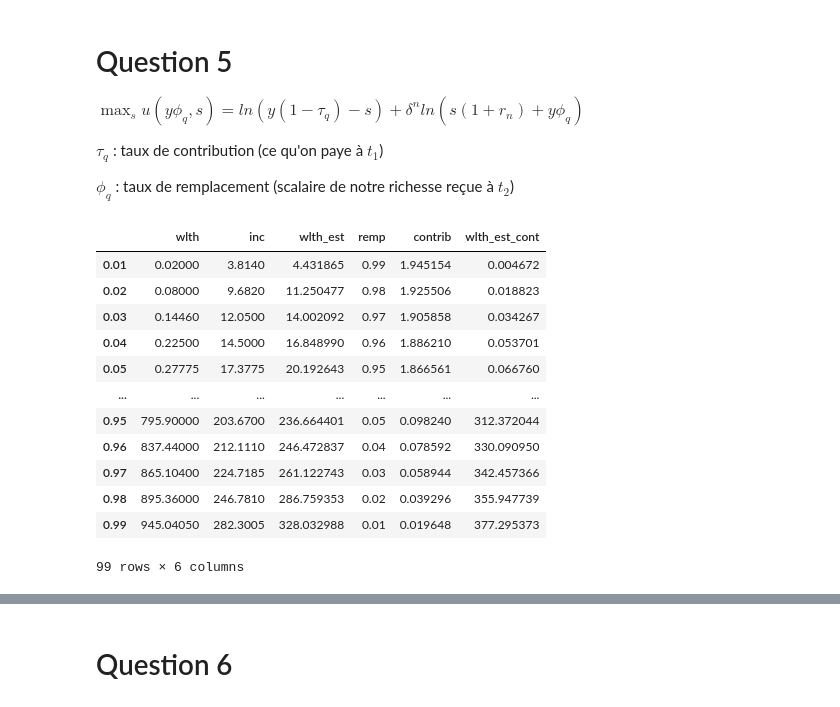
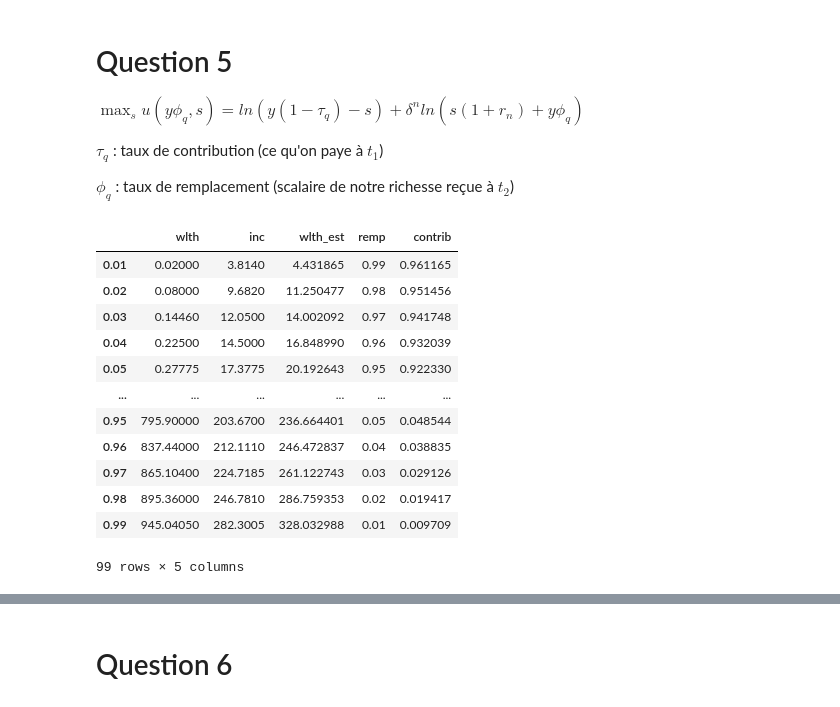
Before and after one commit to felixpoirier1/Devoir2, a Jupyter notebook: devoir.ipynb, the cells around one changed output, grey strips where cells are left out. Cells and saved outputs as stored; diff of their text form; code cells hidden in the pictures.

```diff
--- a/devoir.ipynb
+++ b/devoir.ipynb
@@ -143,22 +145,22 @@ $\tau_q$ : taux de contribution (ce qu'on paye à $t_1$)
 $\phi_q$ : taux de remplacement (scalaire de notre richesse reçue à $t_2$)
 # %%
 df['remp'] = 1- df.index
-df['contrib'] = df['remp'] / (1-0.4910427530490276)
+df['contrib'] = df['remp'] / (1+0.03)
 df
 # %% [output]
-|  | wlth | inc | wlth_est | remp | contrib | wlth_est_cont |
-| 0.01 | 0.02000 | 3.8140 | 4.431865 | 0.99 | 1.945154 | 0.004672 |
-| 0.02 | 0.08000 | 9.6820 | 11.250477 | 0.98 | 1.925506 | 0.018823 |
-| 0.03 | 0.14460 | 12.0500 | 14.002092 | 0.97 | 1.905858 | 0.034267 |
-| 0.04 | 0.22500 | 14.5000 | 16.848990 | 0.96 | 1.886210 | 0.053701 |
-| 0.05 | 0.27775 | 17.3775 | 20.192643 | 0.95 | 1.866561 | 0.066760 |
-| ... | ... | ... | ... | ... | ... | ... |
-| 0.95 | 795.90000 | 203.6700 | 236.664401 | 0.05 | 0.098240 | 312.372044 |
-| 0.96 | 837.44000 | 212.1110 | 246.472837 | 0.04 | 0.078592 | 330.090950 |
-| 0.97 | 865.10400 | 224.7185 | 261.122743 | 0.03 | 0.058944 | 342.457366 |
-| 0.98 | 895.36000 | 246.7810 | 286.759353 | 0.02 | 0.039296 | 355.947739 |
-| 0.99 | 945.04050 | 282.3005 | 328.032988 | 0.01 | 0.019648 | 377.295373 |
+|  | wlth | inc | wlth_est | remp | contrib |
+| 0.01 | 0.02000 | 3.8140 | 4.431865 | 0.99 | 0.961165 |
+| 0.02 | 0.08000 | 9.6820 | 11.250477 | 0.98 | 0.951456 |
+| 0.03 | 0.14460 | 12.0500 | 14.002092 | 0.97 | 0.941748 |
+| 0.04 | 0.22500 | 14.5000 | 16.848990 | 0.96 | 0.932039 |
+| 0.05 | 0.27775 | 17.3775 | 20.192643 | 0.95 | 0.922330 |
+| ... | ... | ... | ... | ... | ... |
+| 0.95 | 795.90000 | 203.6700 | 236.664401 | 0.05 | 0.048544 |
+| 0.96 | 837.44000 | 212.1110 | 246.472837 | 0.04 | 0.038835 |
+| 0.97 | 865.10400 | 224.7185 | 261.122743 | 0.03 | 0.029126 |
+| 0.98 | 895.36000 | 246.7810 | 286.759353 | 0.02 | 0.019417 |
+| 0.99 | 945.04050 | 282.3005 | 328.032988 | 0.01 | 0.009709 |
-99 rows × 6 columns
+99 rows × 5 columns
 # %%
 def w_contrib(y, discount, periods, ear, remp, contrib):
     per_rate = (1+ear)**(periods) - 1
```
Also changed, not shown: parts of 13 cells of this notebook, 1 other file.
